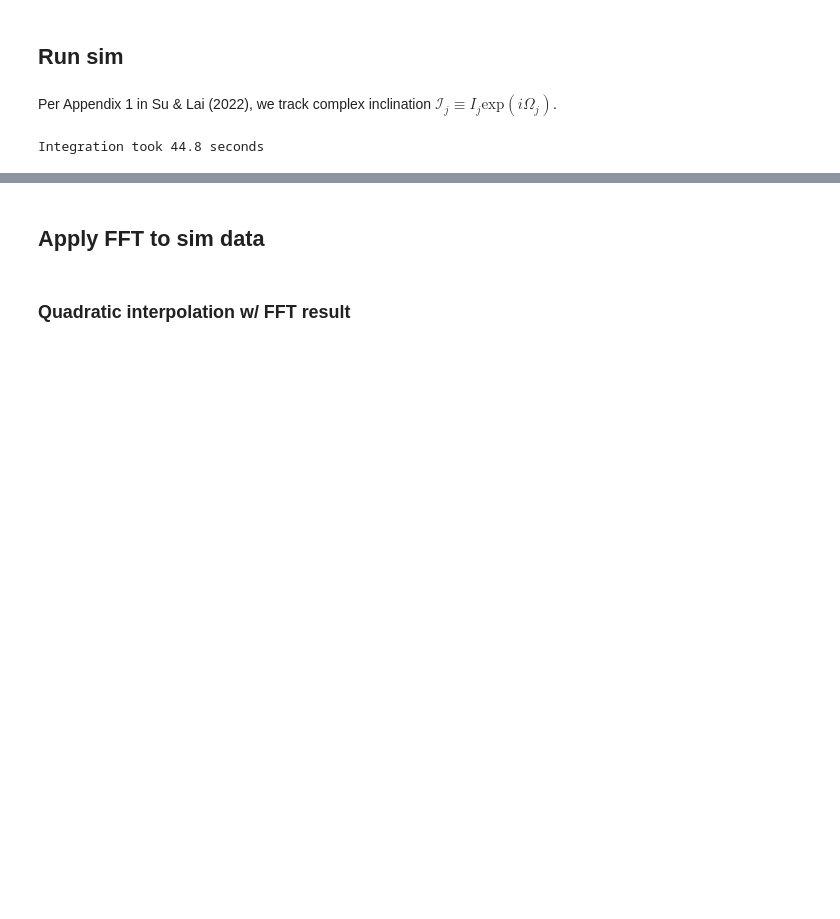
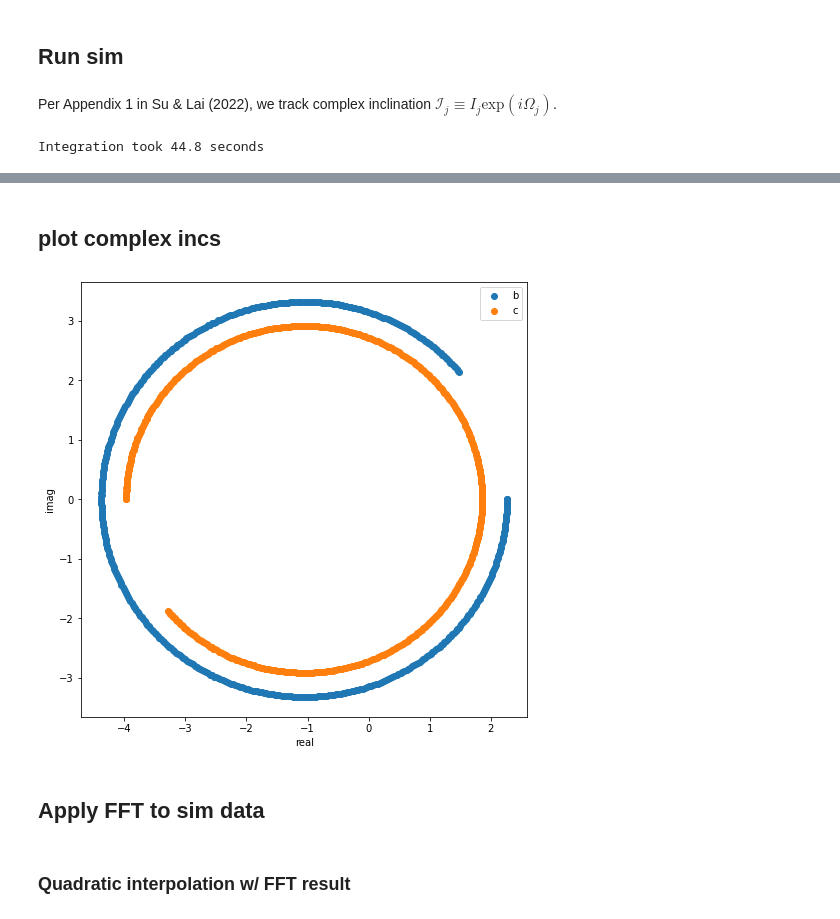
Before and after one commit to Jupiter1994/inc-dynamics, a Jupyter notebook: two_planet/two_planet.ipynb, the cells around one changed output, grey strips where cells are left out. Cells and saved outputs as stored; diff of their text form; code cells hidden in the pictures; blank space fills up the shorter version.

```diff
--- a/two_planet/two_planet.ipynb
+++ b/two_planet/two_planet.ipynb
@@ -190,3 +213,21 @@ C amp (basic): 1.057 deg
+# %% [markdown]
+## plot complex incs
+# %%
+temp_range = slice(0, 500)
+
+plt.figure(figsize=(8,8))
+
+plt.scatter(b_complex_incs_deg.real[temp_range], \
+            b_complex_incs_deg.imag[temp_range], label='b')
+plt.scatter(c_complex_incs_deg.real[temp_range], \
+            c_complex_incs_deg.imag[temp_range], label='c')
+
+plt.xlabel('real')
+plt.ylabel('imag')
+plt.legend()
+plt.show()
+# %% [output]
+[figure, added]
 # %% [markdown]
 ## Apply FFT to sim data
 # %%
```
Also changed, not shown: parts of 40 cells of this notebook, 1 other file.
